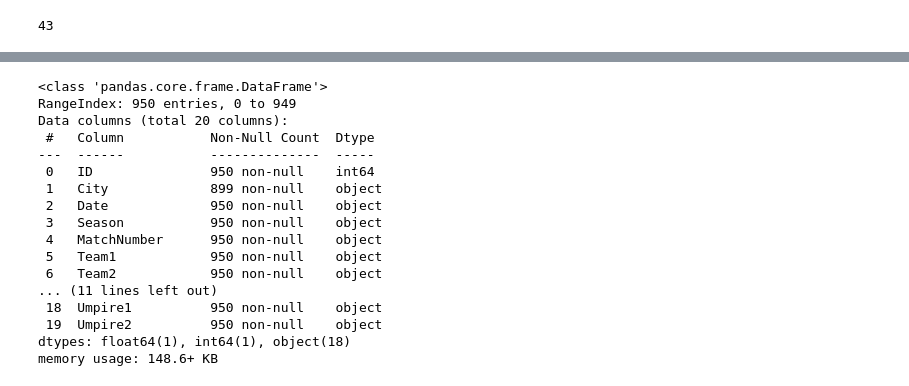
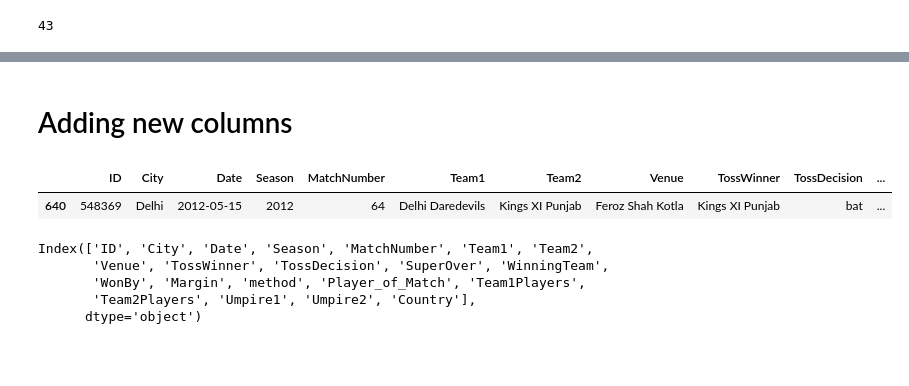
Before and after one commit to balajijadhav17/python_libraries-_for_data_analysis, a Jupyter notebook: Pandas/pandas dataframe.ipynb, the cells around one changed output, grey strips where cells are left out. Drawn from its saved outputs; the diff is of its cells as text; code cells hidden in the pictures; blank space fills up the shorter version.

```diff
--- a/Pandas/pandas dataframe.ipynb
+++ b/Pandas/pandas dataframe.ipynb
@@ -670,20 +653,0 @@ Name: genres, Length: 1629, dtype: bool
-# %%
-ipl.info()
-# %% [output]
-<class 'pandas.core.frame.DataFrame'>
-RangeIndex: 950 entries, 0 to 949
-Data columns (total 20 columns):
- #   Column           Non-Null Count  Dtype
----  ------           --------------  -----
- 0   ID               950 non-null    int64
- 1   City             899 non-null    object
- 2   Date             950 non-null    object
- 3   Season           950 non-null    object
- 4   MatchNumber      950 non-null    object
- 5   Team1            950 non-null    object
- 6   Team2            950 non-null    object
-... (11 lines left out)
- 18  Umpire1          950 non-null    object
- 19  Umpire2          950 non-null    object
-dtypes: float64(1), int64(1), object(18)
-memory usage: 148.6+ KB
@@ -716,0 +654,7 @@ def head_to_head(df, team_a, team_b):
+# %% [markdown]
+# Adding new columns
+# %%
+ipl.sample()
+# %% [output]
+|  | ID | City | Date | Season | MatchNumber | Team1 | Team2 | Venue | TossWinner | TossDecision | ... |
+| 640 | 548369 | Delhi | 2012-05-15 | 2012 | 64 | Delhi Daredevils | Kings XI Punjab | Feroz Shah Kotla | Kings XI Punjab | bat | ... |
@@ -716,0 +665,8 @@ def head_to_head(df, team_a, team_b):
+# %%
+ipl.columns
+# %% [output]
+Index(['ID', 'City', 'Date', 'Season', 'MatchNumber', 'Team1', 'Team2',
+       'Venue', 'TossWinner', 'TossDecision', 'SuperOver', 'WinningTeam',
+       'WonBy', 'Margin', 'method', 'Player_of_Match', 'Team1Players',
+       'Team2Players', 'Umpire1', 'Umpire2', 'Country'],
+      dtype='object')
```
Also changed, not shown: parts of 13 cells of this notebook, 3 other files.
